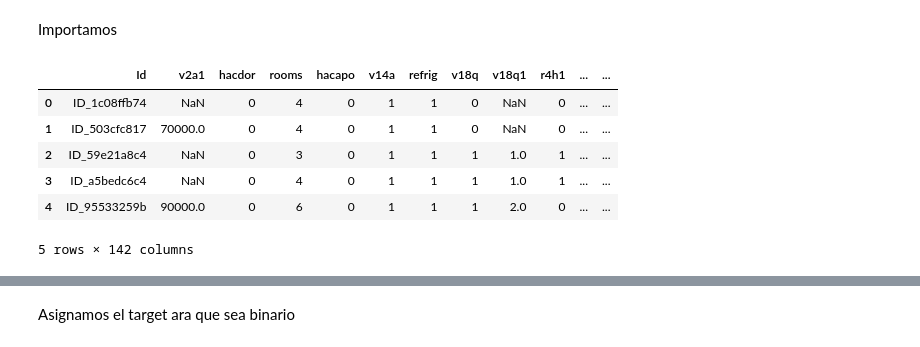
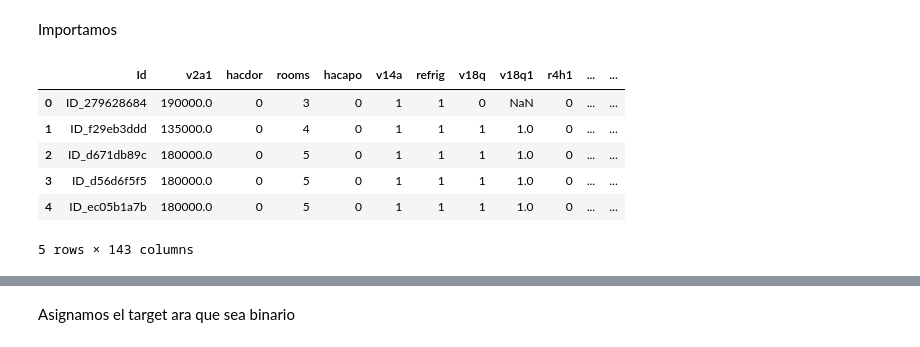
Before and after one commit to Juanfe2429/Sandbox_HE-_JuanDuque, a Jupyter notebook: Taller 1.ipynb, the cells around one changed output, grey strips where cells are left out. Cells and saved outputs as stored; diff of their text form; code cells hidden in the pictures.

```diff
--- a/Taller 1.ipynb
+++ b/Taller 1.ipynb
@@ -15,13 +52,12 @@ from sklearn.metrics import accuracy_score, precision_score, recall_score, f1_sc
 # %%
-X_raw = pd.read_csv("/Users/juanfelipe/Documents/Datos_Taller1/Punto1/X_train.csv", header = 0, low_memory=False)
-y_raw = pd.read_csv("/Users/juanfelipe/Documents/Datos_Taller1/Punto1/y_train.csv", header = 0, low_memory=False)
+df_raw= pd.read_csv("/Users/juanfelipe/Documents/Datos_Taller1/Punto1/train.csv")
 # %%
-X_raw.head()
+df_raw.head()
 # %% [output]
 |  | Id | v2a1 | hacdor | rooms | hacapo | v14a | refrig | v18q | v18q1 | r4h1 | ... | ... |
-| 0 | ID_1c08ffb74 | NaN | 0 | 4 | 0 | 1 | 1 | 0 | NaN | 0 | ... | ... |
-| 1 | ID_503cfc817 | 70000.0 | 0 | 4 | 0 | 1 | 1 | 0 | NaN | 0 | ... | ... |
-| 2 | ID_59e21a8c4 | NaN | 0 | 3 | 0 | 1 | 1 | 1 | 1.0 | 1 | ... | ... |
-| 3 | ID_a5bedc6c4 | NaN | 0 | 4 | 0 | 1 | 1 | 1 | 1.0 | 1 | ... | ... |
-| 4 | ID_95533259b | 90000.0 | 0 | 6 | 0 | 1 | 1 | 1 | 2.0 | 0 | ... | ... |
+| 0 | ID_279628684 | 190000.0 | 0 | 3 | 0 | 1 | 1 | 0 | NaN | 0 | ... | ... |
+| 1 | ID_f29eb3ddd | 135000.0 | 0 | 4 | 0 | 1 | 1 | 1 | 1.0 | 0 | ... | ... |
+| 2 | ID_d671db89c | 180000.0 | 0 | 5 | 0 | 1 | 1 | 1 | 1.0 | 0 | ... | ... |
+| 3 | ID_d56d6f5f5 | 180000.0 | 0 | 5 | 0 | 1 | 1 | 1 | 1.0 | 0 | ... | ... |
+| 4 | ID_ec05b1a7b | 180000.0 | 0 | 5 | 0 | 1 | 1 | 1 | 1.0 | 0 | ... | ... |
-5 rows × 142 columns
+5 rows × 143 columns
```
Also changed, not shown: parts of 52 cells of this notebook.
